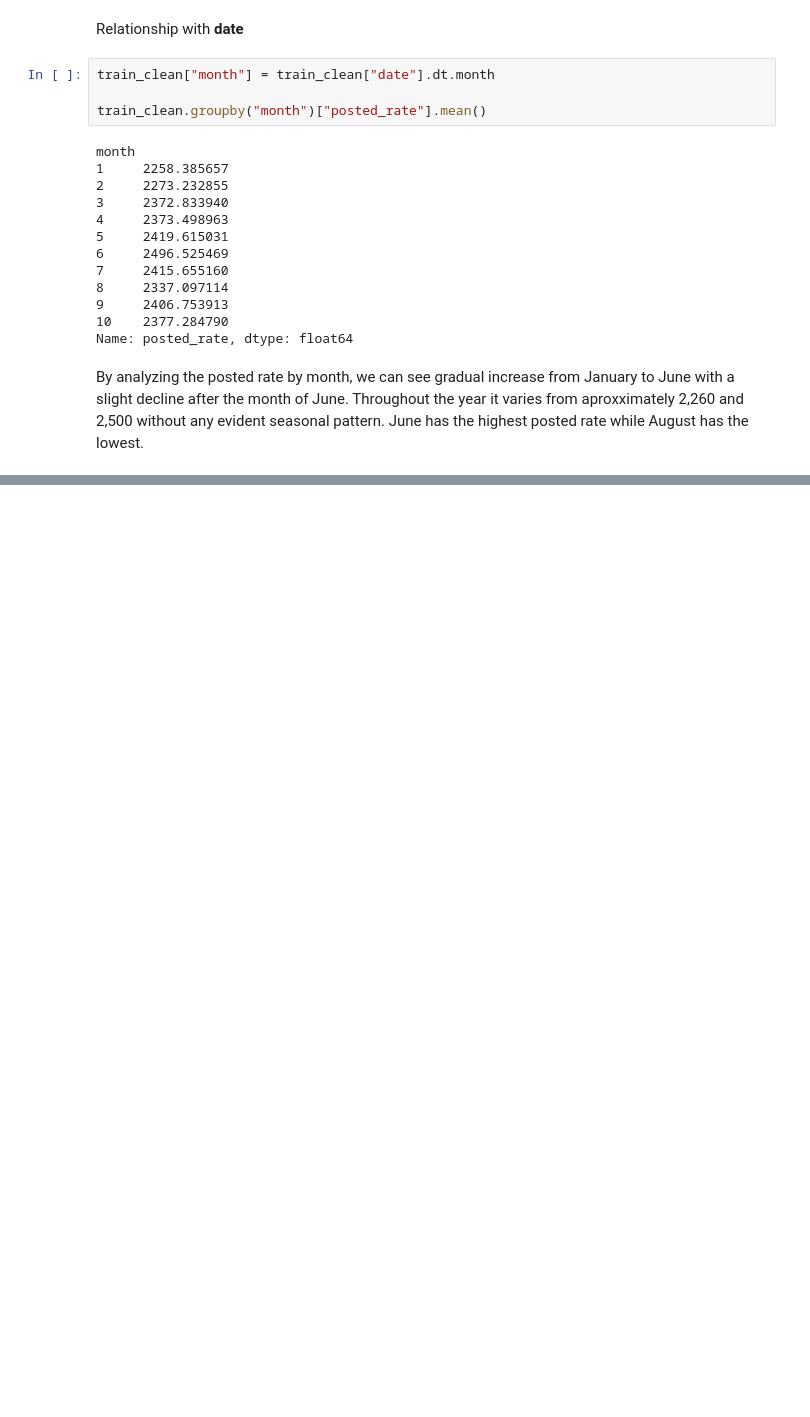
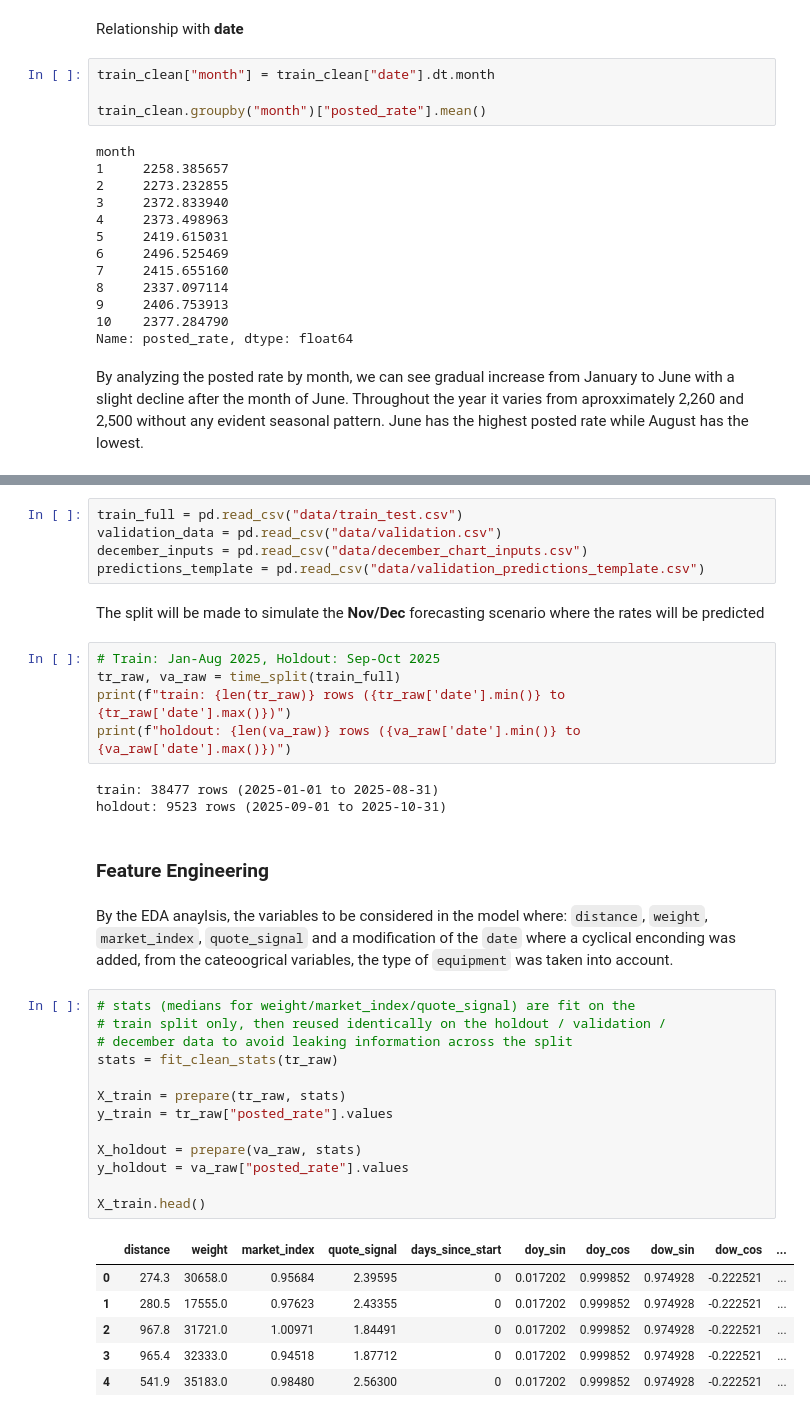
Before and after one commit to NoT-Serna/Freight_Rate_ML, a Jupyter notebook: Analysis.ipynb, the cells around one changed output, grey strips where cells are left out. Saved outputs shown, nothing was run; the diff lists cells and outputs as text; blank space fills up the shorter version.

```diff
--- a/Analysis.ipynb
+++ b/Analysis.ipynb
@@ -207,0 +315,39 @@ By analyzing the posted rate by month, we can see gradual increase from January
+# %%
+train_full = pd.read_csv("data/train_test.csv")
+validation_data = pd.read_csv("data/validation.csv")
+december_inputs = pd.read_csv("data/december_chart_inputs.csv")
+predictions_template = pd.read_csv("data/validation_predictions_template.csv")
+# %% [markdown]
+The split will be made to simulate the **Nov/Dec** forecasting scenario where the rates will be predicted
+# %%
+# Train: Jan-Aug 2025, Holdout: Sep-Oct 2025
+tr_raw, va_raw = time_split(train_full)
+print(f"train: {len(tr_raw)} rows ({tr_raw['date'].min()} to {tr_raw['date'].max()})")
+print(f"holdout: {len(va_raw)} rows ({va_raw['date'].min()} to {va_raw['date'].max()})")
+# %% [output]
+train: 38477 rows (2025-01-01 to 2025-08-31)
+holdout: 9523 rows (2025-09-01 to 2025-10-31)
+# %% [markdown]
+### Feature Engineering
+# %% [markdown]
+By the EDA anaylsis, the variables to be considered in the model where: `distance`, `weight`, `market_index`, `quote_signal` and a modification of the `date` where a cyclical enconding was added, from the cateoogrical variables, the type of `equipment` was taken into account.
+# %%
+# stats (medians for weight/market_index/quote_signal) are fit on the
+# train split only, then reused identically on the holdout / validation /
+# december data to avoid leaking information across the split
+stats = fit_clean_stats(tr_raw)
+
+X_train = prepare(tr_raw, stats)
+y_train = tr_raw["posted_rate"].values
+
+X_holdout = prepare(va_raw, stats)
+y_holdout = va_raw["posted_rate"].values
+
+X_train.head()
+# %% [output]
+|  | distance | weight | market_index | quote_signal | days_since_start | doy_sin | doy_cos | dow_sin | dow_cos | ... |
+| 0 | 274.3 | 30658.0 | 0.95684 | 2.39595 | 0 | 0.017202 | 0.999852 | 0.974928 | -0.222521 | ... |
+| 1 | 280.5 | 17555.0 | 0.97623 | 2.43355 | 0 | 0.017202 | 0.999852 | 0.974928 | -0.222521 | ... |
+| 2 | 967.8 | 31721.0 | 1.00971 | 1.84491 | 0 | 0.017202 | 0.999852 | 0.974928 | -0.222521 | ... |
+| 3 | 965.4 | 32333.0 | 0.94518 | 1.87712 | 0 | 0.017202 | 0.999852 | 0.974928 | -0.222521 | ... |
+| 4 | 541.9 | 35183.0 | 0.98480 | 2.56300 | 0 | 0.017202 | 0.999852 | 0.974928 | -0.222521 | ... |
```
Also changed, not shown: parts of 25 cells of this notebook, 10 other files.
